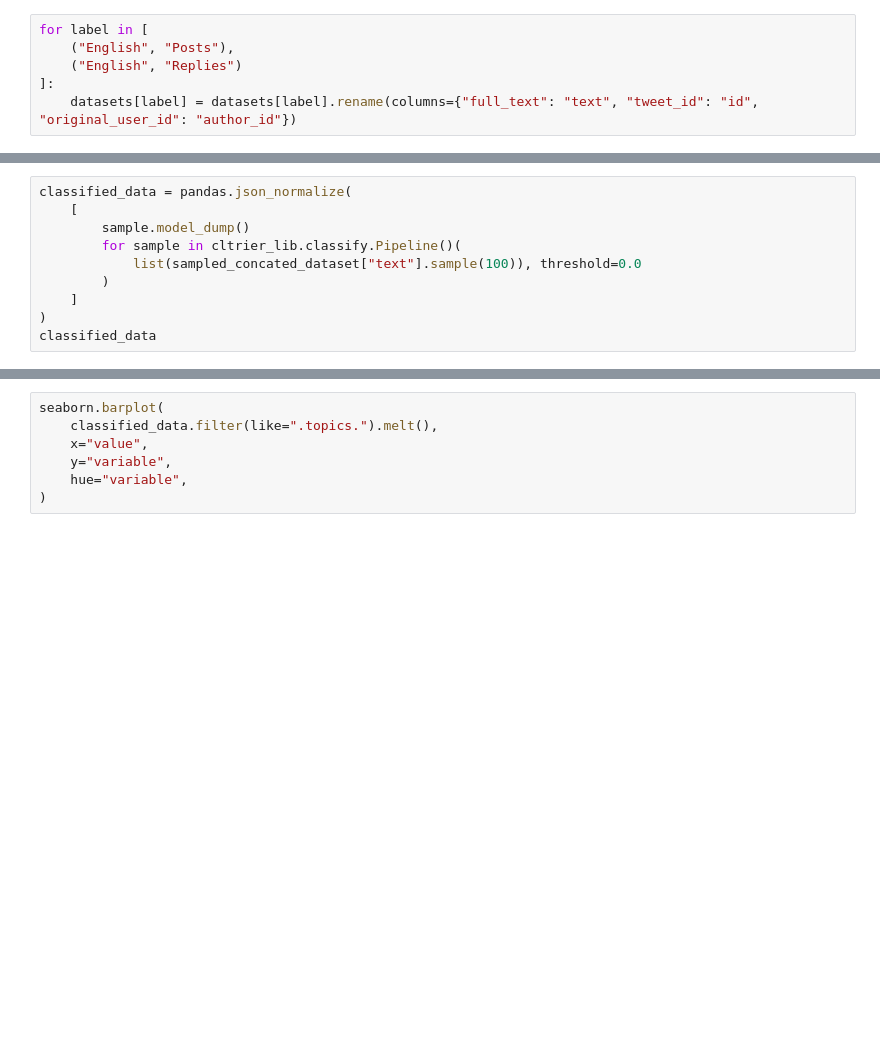
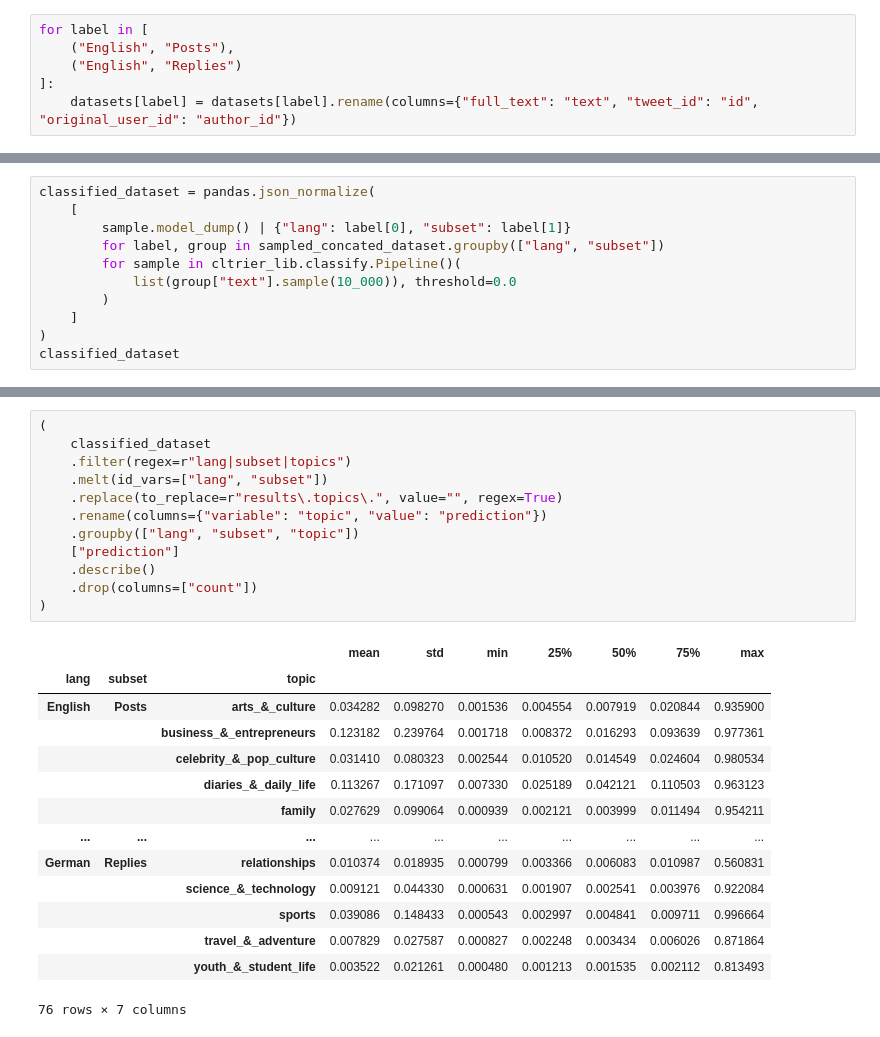
Before and after one commit to cl-trier/TWON-Agents, a Jupyter notebook: pipeline/analysis/00--Preliminary-Analysis.ipynb, the cells around one changed output, grey strips where cells are left out. Drawn from its saved outputs; the diff is of its cells as text; blank space fills up the shorter version.

```diff
--- a/pipeline/analysis/00--Preliminary-Analysis.ipynb
+++ b/pipeline/analysis/00--Preliminary-Analysis.ipynb
@@ -180,10 +180,11 @@ sampled_concated_dataset
 # %%
-classified_data = pandas.json_normalize(
+classified_dataset = pandas.json_normalize(
     [
-        sample.model_dump()
+        sample.model_dump() | {"lang": label[0], "subset": label[1]}
+        for label, group in sampled_concated_dataset.groupby(["lang", "subset"])
         for sample in cltrier_lib.classify.Pipeline()(
-            list(sampled_concated_dataset["text"].sample(100)), threshold=0.0
+            list(group["text"].sample(10_000)), threshold=0.0
         )
     ]
 )
-classified_data
+classified_dataset
@@ -190,7 +205,27 @@ classified_data
-# %%
-seaborn.barplot(
-    classified_data.filter(like=".topics.").melt(),
-    x="value",
-    y="variable",
-    hue="variable",
-)
+# %%
+(
+    classified_dataset
+    .filter(regex=r"lang|subset|topics")
+    .melt(id_vars=["lang", "subset"])
+    .replace(to_replace=r"results\.topics\.", value="", regex=True)
+    .rename(columns={"variable": "topic", "value": "prediction"})
+    .groupby(["lang", "subset", "topic"])
+    ["prediction"]
+    .describe()
+    .drop(columns=["count"])
+)
+# %% [output]
+|  |  |  | mean | std | min | 25% | 50% | 75% | max |
+| lang | subset | topic |  |  |  |  |  |  |  |
+| English | Posts | arts_&_culture | 0.034282 | 0.098270 | 0.001536 | 0.004554 | 0.007919 | 0.020844 | 0.935900 |
+|  |  | business_&_entrepreneurs | 0.123182 | 0.239764 | 0.001718 | 0.008372 | 0.016293 | 0.093639 | 0.977361 |
+|  |  | celebrity_&_pop_culture | 0.031410 | 0.080323 | 0.002544 | 0.010520 | 0.014549 | 0.024604 | 0.980534 |
+|  |  | diaries_&_daily_life | 0.113267 | 0.171097 | 0.007330 | 0.025189 | 0.042121 | 0.110503 | 0.963123 |
+|  |  | family | 0.027629 | 0.099064 | 0.000939 | 0.002121 | 0.003999 | 0.011494 | 0.954211 |
+| ... | ... | ... | ... | ... | ... | ... | ... | ... | ... |
+| German | Replies | relationships | 0.010374 | 0.018935 | 0.000799 | 0.003366 | 0.006083 | 0.010987 | 0.560831 |
+|  |  | science_&_technology | 0.009121 | 0.044330 | 0.000631 | 0.001907 | 0.002541 | 0.003976 | 0.922084 |
+|  |  | sports | 0.039086 | 0.148433 | 0.000543 | 0.002997 | 0.004841 | 0.009711 | 0.996664 |
+|  |  | travel_&_adventure | 0.007829 | 0.027587 | 0.000827 | 0.002248 | 0.003434 | 0.006026 | 0.871864 |
+|  |  | youth_&_student_life | 0.003522 | 0.021261 | 0.000480 | 0.001213 | 0.001535 | 0.002112 | 0.813493 |
+76 rows × 7 columns
```
Also changed, not shown: parts of 8 cells of this notebook, 4 other files.
